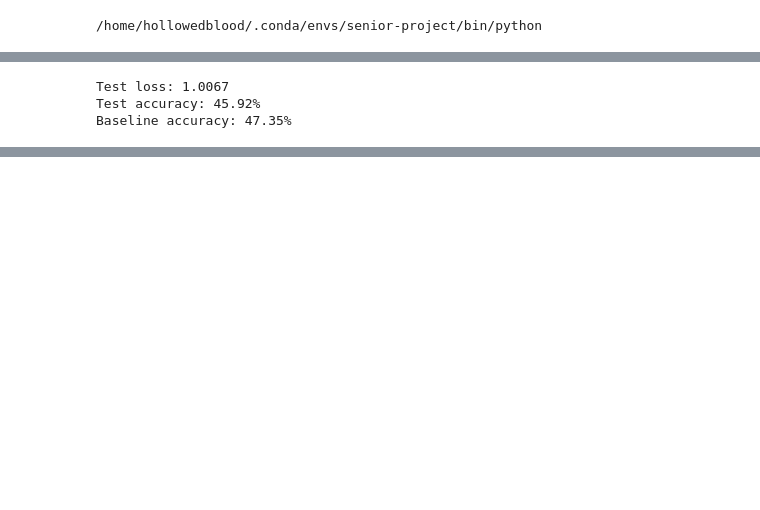
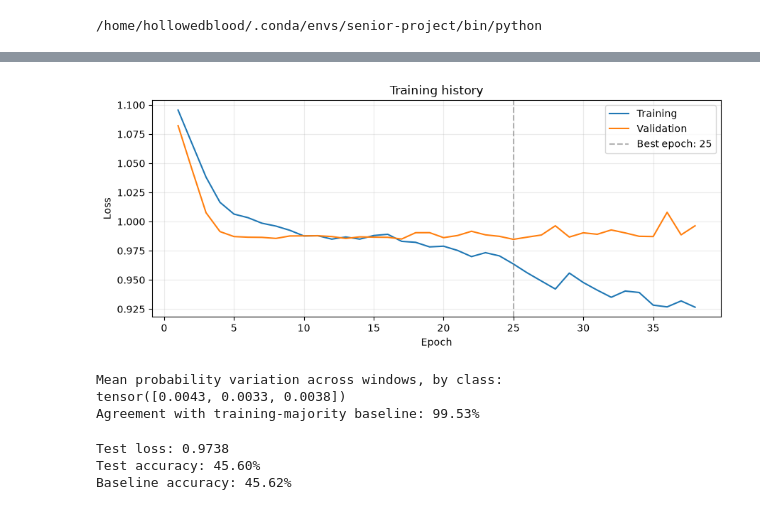
Before and after one commit to HollowedBlood/baugus-architecture-search, a Jupyter notebook: Baugus_Market_CNNLSTM_Model_v01.ipynb, the cells around one changed output, grey strips where cells are left out. Drawn from its saved outputs; the diff is of its cells as text; code cells hidden in the pictures; blank space fills up the shorter version.

Commit message:
Update CNN-LSTM experiments and training rollback controls

```diff
--- a/Baugus_Market_CNNLSTM_Model_v01.ipynb
+++ b/Baugus_Market_CNNLSTM_Model_v01.ipynb
@@ -87,4 +109,17 @@ class Baugus_CNNLSTM_Net(nn.Module):
 
         return x.reshape(x.shape[0], -1, 3) # shape to [batch, ticker, class]
+# %%
+model = Baugus_CNNLSTM_Net(
+    cnn_channels=64,
+    cnn_kernel=32,
+    lstm_size=32,
+    dropout=0.6,
+)
 # %%
-model = Baugus_CNNLSTM_Net()
+print(model)
+for name, parameter in model.named_parameters():
+    print(name, tuple(parameter.shape), parameter.numel())
+print("Total parameters:", sum(p.numel() for p in model.parameters()))
+print("Trainable parameters:", sum(
+    p.numel() for p in model.parameters() if p.requires_grad
+))
@@ -91,4 +147,12 @@ model = Baugus_CNNLSTM_Net()
 # %%
 criterion = nn.CrossEntropyLoss()
 optimizer = optim.Adam(model.parameters(),lr=0.001)
+# %%
+history = {
+    "train_loss": [],
+    "validation_loss": [],
+    "validation_accuracy": [],
+}
+# %%
+epochs = 100
 # %%
@@ -134,20 +333,20 @@ Epoch 20: Loss was 0.8696598410606384
 # %%
-with torch.no_grad():
-    model.eval()
+def test(model):
+    with torch.no_grad():
+        model.eval()
 
-    predictions = model(X_test)
-    loss = criterion(predictions.transpose(1, 2), y_test)
+        predictions = model(X_test)
+        loss = criterion(predictions.transpose(1, 2), y_test)
 
-    predicted_classes = predictions.argmax(dim=-1)  # [samples, 20]
-    accuracy = (predicted_classes == y_test).float().mean().item()
+        predicted_classes = predictions.argmax(dim=-1)  # [samples, 20]
+        accuracy = (predicted_classes == y_test).float().mean().item()
 
-    print(f"Test loss: {loss.item():.4f}")
-    print(f"Test accuracy: {accuracy:.2%}")
+        print(f"Test loss: {loss.item():.4f}")
+        print(f"Test accuracy: {accuracy:.2%}")
 
-majority_classes = y_train.mode(dim=0).values
-baseline_accuracy = (y_test == majority_classes).float().mean().item()
-print(f"Baseline accuracy: {baseline_accuracy:.2%}")
+    majority_classes = y_train.mode(dim=0).values
+    baseline_accuracy = (y_test == majority_classes).float().mean().item()
+    print(f"Baseline accuracy: {baseline_accuracy:.2%}")
-# %% [output]
-Test loss: 1.0067
-Test accuracy: 45.92%
-Baseline accuracy: 47.35%
+# %%
+history, best_loss, best_epoch = train(model)
+# %% [output]
@@ -153,0 +354,26 @@ Baseline accuracy: 47.35%
+[figure, added]
+# %%
+model.eval()
+with torch.no_grad():
+    probabilities = model(X_val).softmax(dim=-1)  # [samples, tickers, classes]
+
+    print("Mean probability variation across windows, by class:")
+    print(probabilities.std(dim=0, unbiased=False).mean(dim=0).cpu())
+
+    predicted = probabilities.argmax(dim=-1)
+    majority = y_train.mode(dim=0).values.to(predicted.device)
+
+    print(
+        "Agreement with training-majority baseline:",
+        f"{(predicted == majority).float().mean().item():.2%}",
+    )
+# %% [output]
+Mean probability variation across windows, by class:
+tensor([0.0043, 0.0033, 0.0038])
+Agreement with training-majority baseline: 99.53%
+# %%
+test(model)
+# %% [output]
+Test loss: 0.9738
+Test accuracy: 45.60%
+Baseline accuracy: 45.62%
```
Also changed, not shown: parts of 21 cells of this notebook, 1 other file.
